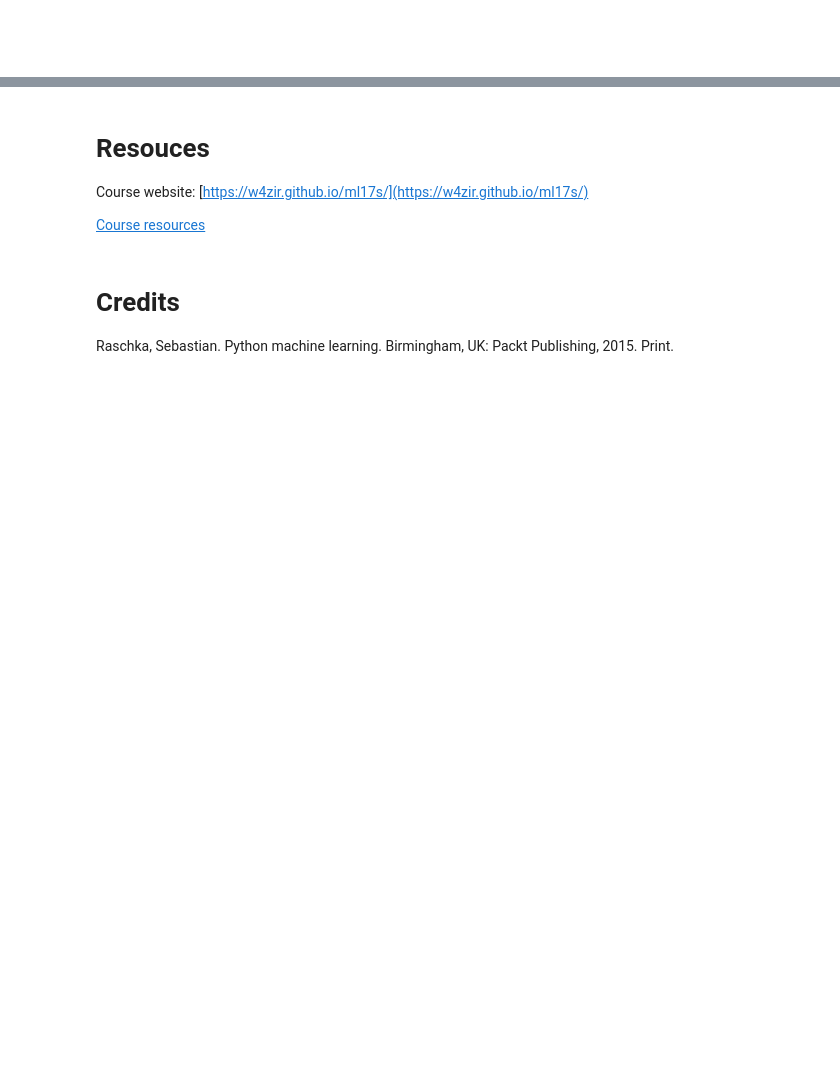
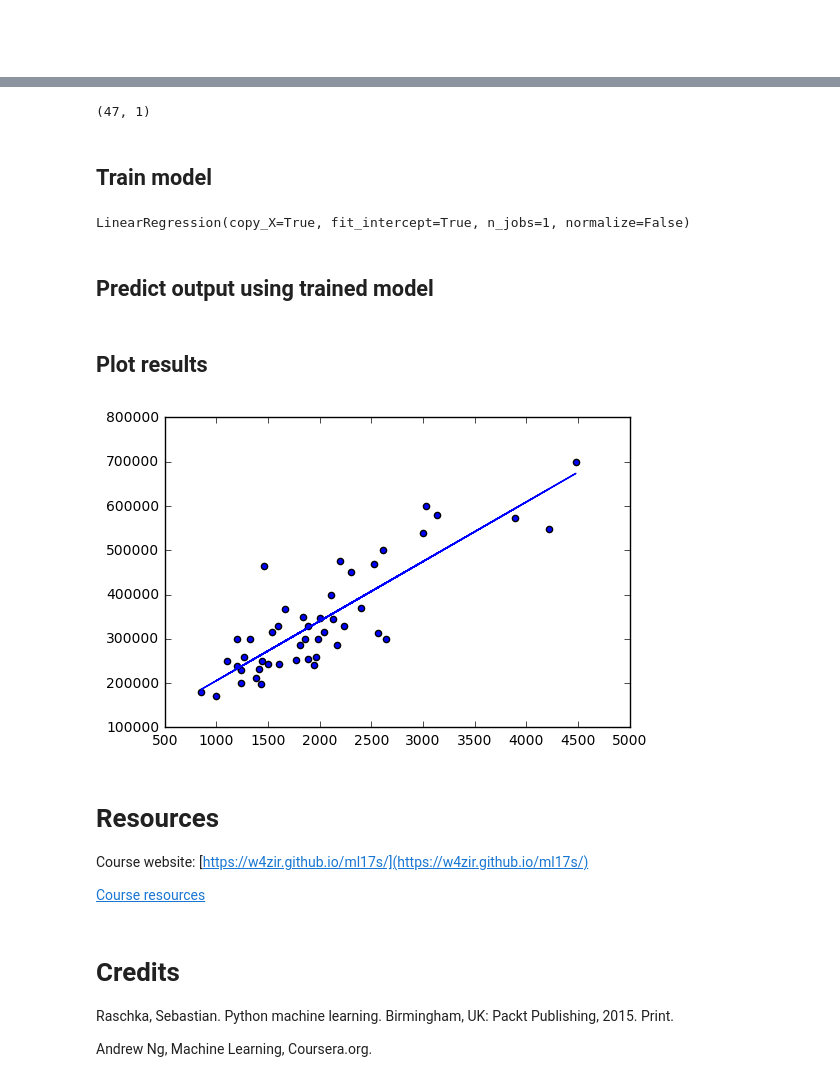
Before and after one commit to Mickael-Galliez/ml17s, a Jupyter notebook: lectures/lec02-regression.ipynb, the cells around one changed output, grey strips where cells are left out. Drawn from its saved outputs; the diff is of its cells as text; code cells hidden in the pictures; blank space fills up the shorter version.

```diff
--- a/lectures/lec02-regression.ipynb
+++ b/lectures/lec02-regression.ipynb
@@ -244,0 +191,11 @@ Machine learning is at the heart of all technologies today.
+# %%
+import pandas as pd
+from sklearn import linear_model
+import matplotlib.pyplot as plt
+
+# read data in pandas frame
+dataframe = pd.read_csv('datasets/house_dataset1.csv')
+
+# assign x and y
+x_feature = dataframe[['Size']]
+y_labels = dataframe[['Price']]
@@ -245,5 +220,29 @@ Machine learning is at the heart of all technologies today.
+# %%
+y_labels.shape
+# %% [output]
+(47, 1)
+# %% [markdown]
+## Train model
+# %%
+#train model on data
+body_reg = linear_model.LinearRegression()
+body_reg.fit(x_feature, y_labels)
+# %% [output]
+LinearRegression(copy_X=True, fit_intercept=True, n_jobs=1, normalize=False)
+# %% [markdown]
+## Predict output using trained model
+# %%
+hx = body_reg.predict(x_feature)
+# %% [markdown]
+## Plot results
+# %%
+plt.scatter(x_feature, y_labels)
+plt.plot(x_feature, hx)
+plt.show()
+# %% [output]
+[figure, added]
 # %% [markdown]
-# Resouces
+# Resources
 
 Course website: [https://w4zir.github.io/ml17s/](https://w4zir.github.io/ml17s/)
 
@@ -251,3 +250,5 @@ Course website: [https://w4zir.github.io/ml17s/](https://w4zir.github.io/ml17s/)
 # %% [markdown]
 # Credits
 Raschka, Sebastian. Python machine learning. Birmingham, UK: Packt Publishing, 2015. Print.
+
+Andrew Ng, Machine Learning, Coursera.org.
```
Also changed, not shown: parts of 25 cells of this notebook, 11 other files.
